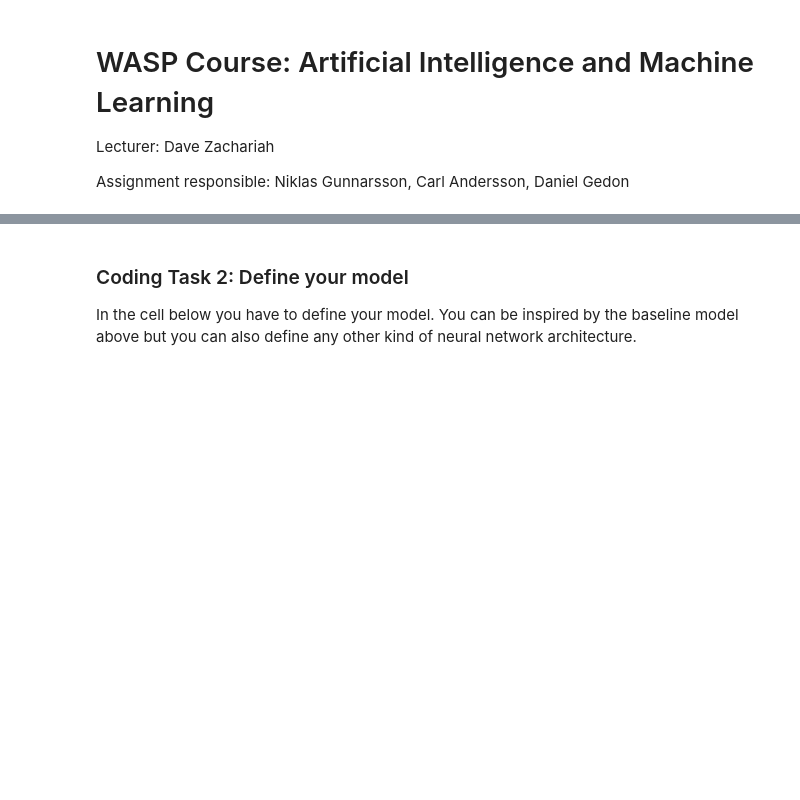
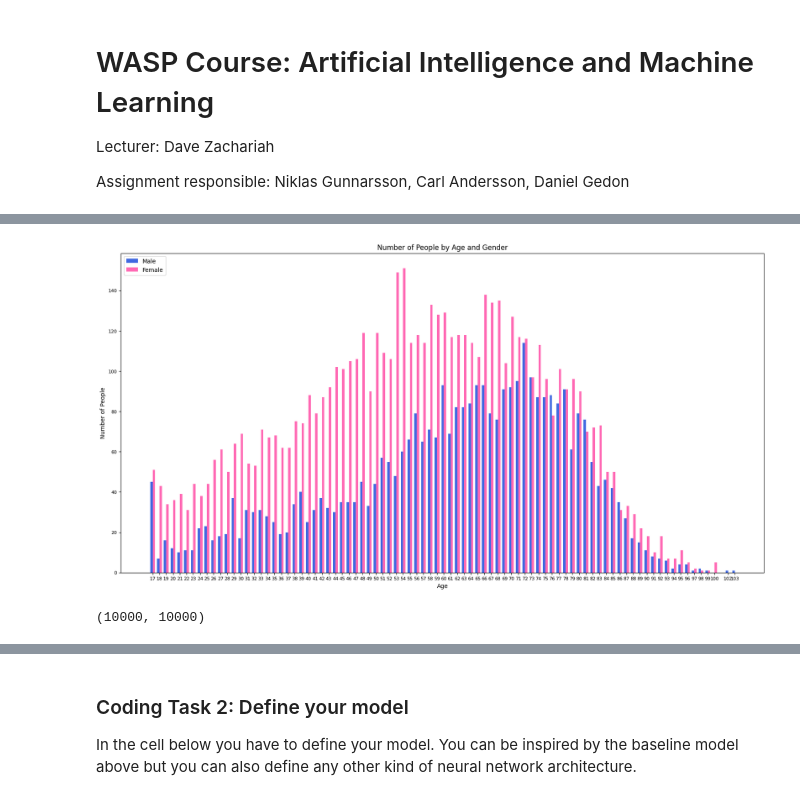
Before and after one commit to Arty-Facts/wasp_al_and_ml_2023, a Jupyter notebook: module3/assignment_ecg_classification.ipynb, the cells around one changed output, grey strips where cells are left out. Drawn from its saved outputs; the diff is of its cells as text; code cells hidden in the pictures; blank space fills up the shorter version.

```diff
--- a/module3/assignment_ecg_classification.ipynb
+++ b/module3/assignment_ecg_classification.ipynb
@@ -210,0 +217,4 @@ The `ModelBaseline` that we provide below is a 2 layer model with one convolutio
+# %%
+meta_data = pd.read_csv('codesubset/train.csv')
+meta_data["date_exam"] = meta_data["date_exam"].astype("datetime64[ms]")
+meta_data
@@ -210,0 +235,30 @@ The `ModelBaseline` that we provide below is a 2 layer model with one convolutio
+# %%
+
+grouped = meta_data.groupby(['age', 'sex']).size().unstack().reset_index()
+
+# Plotting the side-by-side bar plot
+bar_width = 0.35
+age = grouped['age']
+male_count = grouped['M']
+female_count = grouped['F']
+
+fig, ax = plt.subplots(figsize=(20, 10))
+ax.bar(age, male_count, width=bar_width, label='Male', color='royalblue', alpha=1)
+ax.bar(age + bar_width, female_count, width=bar_width, label='Female', color='hotpink', alpha=1)
+
+ax.set_xlabel('Age')
+ax.set_ylabel('Number of People')
+ax.set_title('Number of People by Age and Gender')
+ax.tick_params(axis='both', which='major', labelsize=8)
+ax.set_xticks(age + bar_width / 2)
+ax.set_xticklabels(age)
+ax.legend()
+
+plt.show()
+# %% [output]
+[figure, added]
+# %%
+# check the number of unique patients in the dataset
+len(meta_data['id_patient']), len(meta_data['id_patient'].unique())
+# %% [output]
+(10000, 10000)
```
Also changed, not shown: parts of 72 cells of this notebook.
